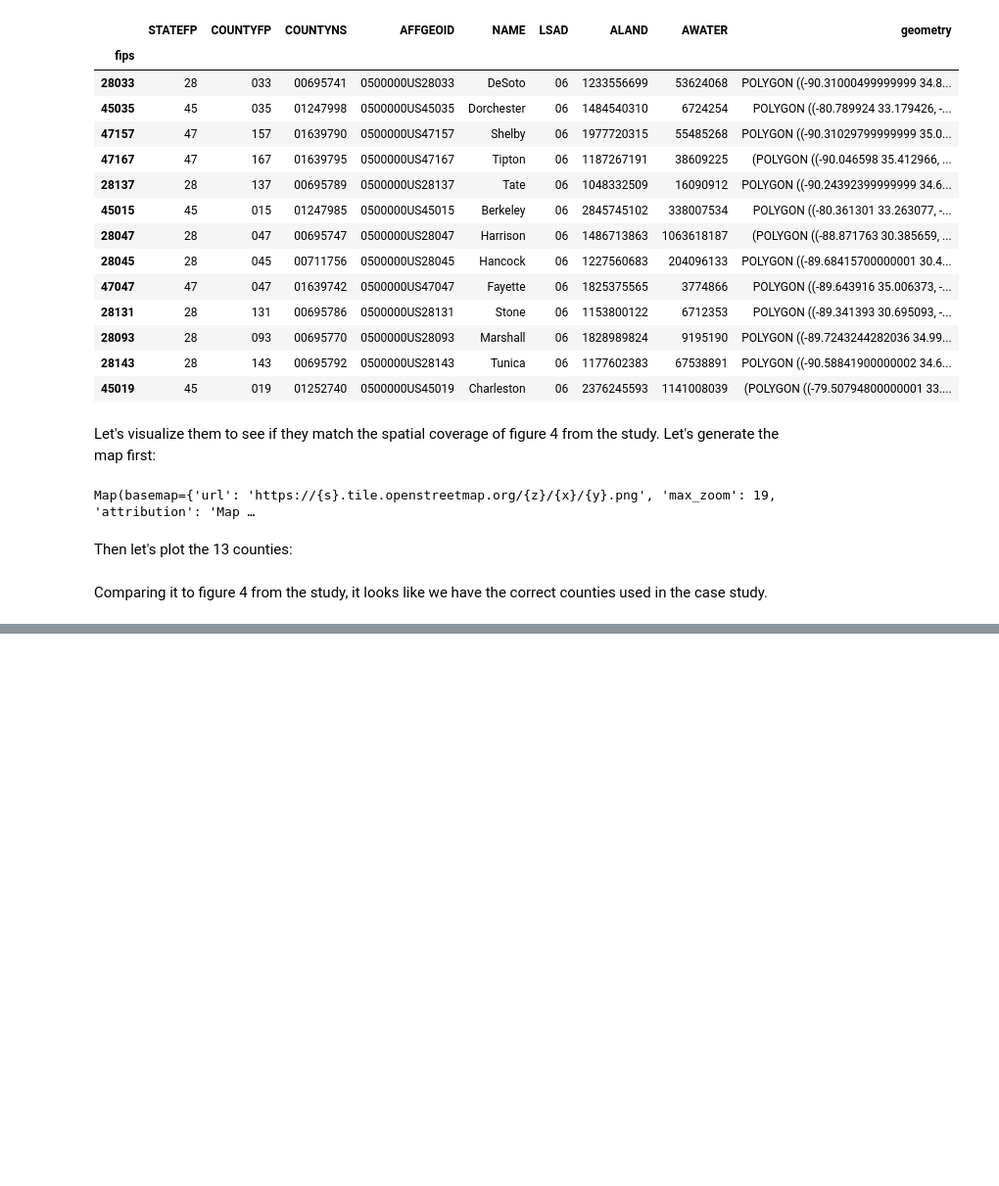
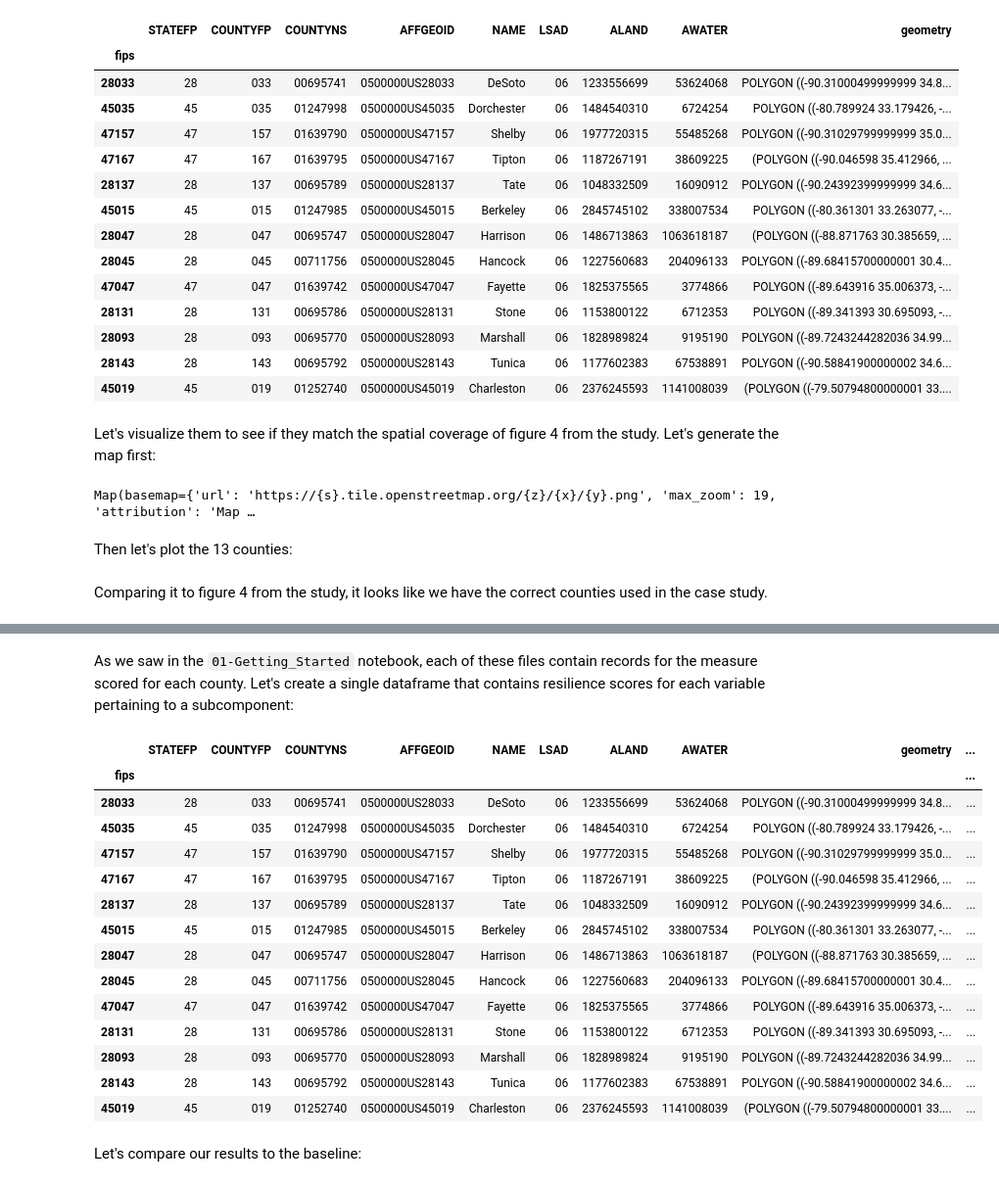
Before and after one commit to pymonger/disaster-resilience-analysis, a Jupyter notebook: 02-Community_Case_Studies.ipynb, the cells around one changed output, grey strips where cells are left out. Shown at 98% size. Cells and saved outputs as stored; diff of their text form; code cells hidden in the pictures; blank space fills up the shorter version.

```diff
--- a/02-Community_Case_Studies.ipynb
+++ b/02-Community_Case_Studies.ipynb
@@ -230,0 +353,5 @@ Comparing it to figure 4 from the study, it looks like we have the correct count
+# %%
+from glob import glob
+
+var_dir = os.path.join("sql", "results")
+print("\n".join(glob("{}/*-social-*".format(var_dir))))
@@ -230,0 +366,64 @@ Comparing it to figure 4 from the study, it looks like we have the correct count
+# %% [markdown]
+As we saw in the `01-Getting_Started` notebook, each of these files contain records for the measure scored for each county. Let's create a single dataframe that contains resilience scores for each variable pertaining to a subcomponent:
+# %%
+def get_df(csv_file):
+    """Return a dataframe."""
+
+    # get dataframe from csv
+    df = pd.read_csv(csv_file)
+
+    # convert fips column from int to string and zero fill
+    df['fips'] = df['fips'].astype(str).str.zfill(5)
+
+    # set fips column as the index so we can join
+    df = df.set_index('fips').sort_index()
+
+    return df
+
+def add_subcomponent(subcomponent, df):
+    """Add scores for variables for a subcomponent."""
+
+    # loop over all variables results pertinent to the social subcomponent
+    var_names = []
+    for csv_file in glob("{}/*-{}-*".format(var_dir, subcomponent)):
+        # extract the variable name
+        match = re.search(r'-{}-(.+)\.csv'.format(subcomponent), csv_file)
+        if not match:
+            raise RuntimeError("Failed to extract variable name from {}.".format(csv_file))
+        var_name = match.group(1)
+        var_names.append(var_name)
+
+        # create a dataframe
+        df_var = get_df(csv_file)
+
+        # get common indexes
+        idx = df.index.intersection(df_var.index)
+
+        # add variable column
+        df[var_name] = df_var.loc[idx]['measure']
+
+    # create a column that contains the mean for this subcomponent
+    df[subcomponent] = df[var_names].mean(axis=1)
+
+    return df
+
+case_study_fips = add_subcomponent("social", case_study_fips)
+display(case_study_fips)
+# %% [output]
+|  | STATEFP | COUNTYFP | COUNTYNS | AFFGEOID | NAME | LSAD | ALAND | AWATER | geometry | ... |
+| fips |  |  |  |  |  |  |  |  |  | ... |
+| 28033 | 28 | 033 | 00695741 | 0500000US28033 | DeSoto | 06 | 1233556699 | 53624068 | POLYGON ((-90.31000499999999 34.8... | ... |
+| 45035 | 45 | 035 | 01247998 | 0500000US45035 | Dorchester | 06 | 1484540310 | 6724254 | POLYGON ((-80.789924 33.179426, -... | ... |
+| 47157 | 47 | 157 | 01639790 | 0500000US47157 | Shelby | 06 | 1977720315 | 55485268 | POLYGON ((-90.31029799999999 35.0... | ... |
+| 47167 | 47 | 167 | 01639795 | 0500000US47167 | Tipton | 06 | 1187267191 | 38609225 | (POLYGON ((-90.046598 35.412966, ... | ... |
+| 28137 | 28 | 137 | 00695789 | 0500000US28137 | Tate | 06 | 1048332509 | 16090912 | POLYGON ((-90.24392399999999 34.6... | ... |
+| 45015 | 45 | 015 | 01247985 | 0500000US45015 | Berkeley | 06 | 2845745102 | 338007534 | POLYGON ((-80.361301 33.263077, -... | ... |
+| 28047 | 28 | 047 | 00695747 | 0500000US28047 | Harrison | 06 | 1486713863 | 1063618187 | (POLYGON ((-88.871763 30.385659, ... | ... |
+| 28045 | 28 | 045 | 00711756 | 0500000US28045 | Hancock | 06 | 1227560683 | 204096133 | POLYGON ((-89.68415700000001 30.4... | ... |
+| 47047 | 47 | 047 | 01639742 | 0500000US47047 | Fayette | 06 | 1825375565 | 3774866 | POLYGON ((-89.643916 35.006373, -... | ... |
+| 28131 | 28 | 131 | 00695786 | 0500000US28131 | Stone | 06 | 1153800122 | 6712353 | POLYGON ((-89.341393 30.695093, -... | ... |
+| 28093 | 28 | 093 | 00695770 | 0500000US28093 | Marshall | 06 | 1828989824 | 9195190 | POLYGON ((-89.7243244282036 34.99... | ... |
+| 28143 | 28 | 143 | 00695792 | 0500000US28143 | Tunica | 06 | 1177602383 | 67538891 | POLYGON ((-90.58841900000002 34.6... | ... |
+| 45019 | 45 | 019 | 01252740 | 0500000US45019 | Charleston | 06 | 2376245593 | 1141008039 | (POLYGON ((-79.50794800000001 33.... | ... |
+# %% [markdown]
+Let's compare our results to the baseline:
```
Also changed, not shown: parts of 26 cells of this notebook.
